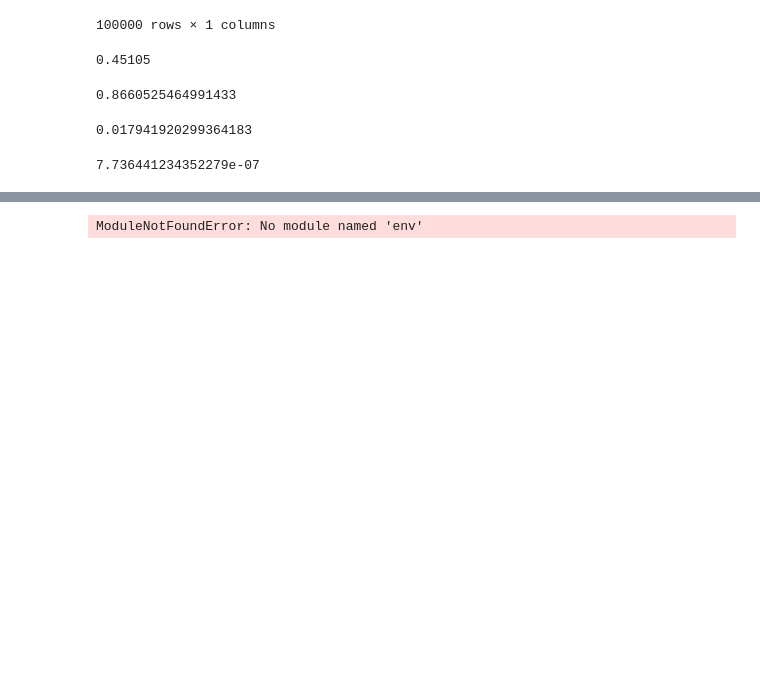
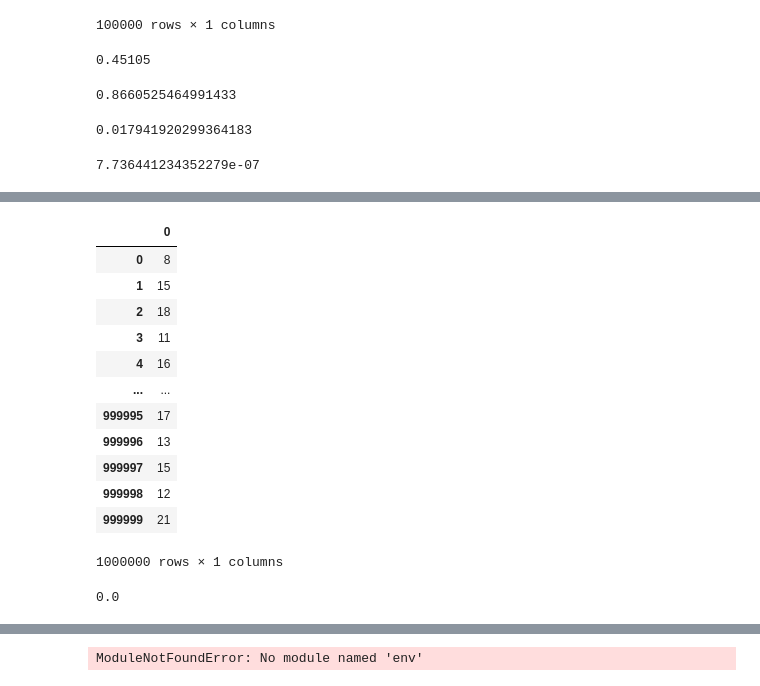
Before and after one commit to malachi-hale/statistics-exercises, a Jupyter notebook: probability_distributions.ipynb, the cells around one changed output, grey strips where cells are left out. Cells and saved outputs as stored; diff of their text form; code cells hidden in the pictures; blank space fills up the shorter version.

```diff
--- a/probability_distributions.ipynb
+++ b/probability_distributions.ipynb
@@ -278 +322,25 @@ breakroom_sample = random.binomial(66, .03, 100_000)
+# %%
+breakroom_sample_one_week = random.binomial(66*7, 0.03, 1_000_000)
+# %%
+breakroom_one_week_df = pd.DataFrame(breakroom_sample_one_week)
+breakroom_one_week_df
+# %% [output]
+|  | 0 |
+| 0 | 8 |
+| 1 | 15 |
+| 2 | 18 |
+| 3 | 11 |
+| 4 | 16 |
+| ... | ... |
+| 999995 | 17 |
+| 999996 | 13 |
+| 999997 | 15 |
+| 999998 | 12 |
+| 999999 | 21 |
+1000000 rows × 1 columns
+# %%
+one_week_nobody_cleans = breakroom_one_week_df[0] == 0
+one_week_nobody_cleans.mean()
+# %% [output]
+0.0
 # %%
```
Also changed, not shown: parts of 12 cells of this notebook.
